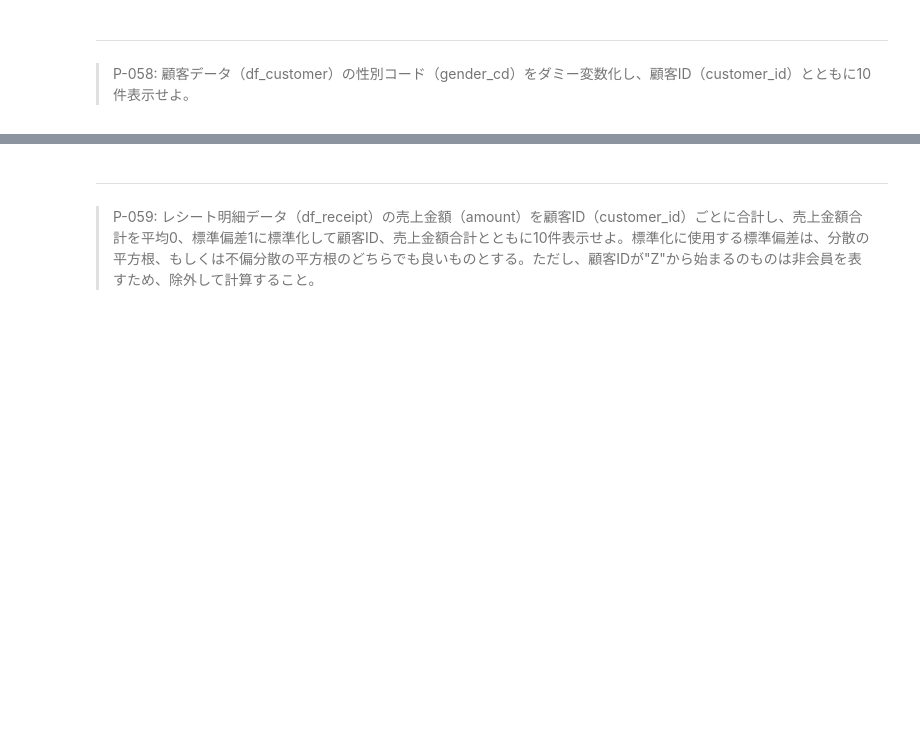
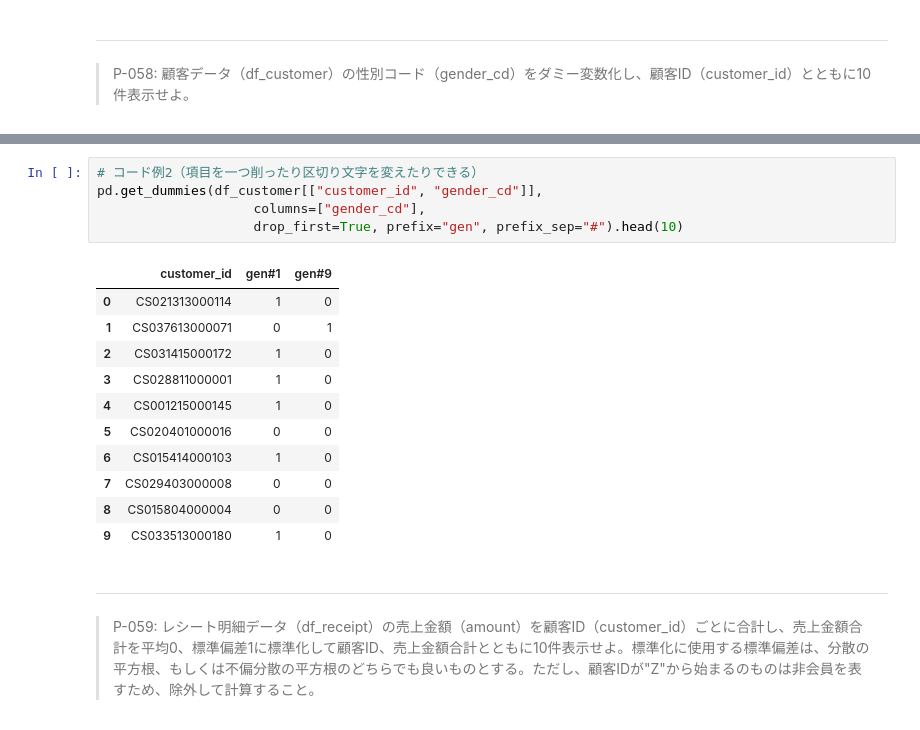
Before and after one commit to KJR020/100knocks-preprocess, a Jupyter notebook: docker/work/preprocess_knock_Python.ipynb, the cells around one changed output, grey strips where cells are left out. Cells and saved outputs as stored; diff of their text form; blank space fills up the shorter version.

```diff
--- a/docker/work/preprocess_knock_Python.ipynb
+++ b/docker/work/preprocess_knock_Python.ipynb
@@ -1414,3 +1525,20 @@ df_tmp.head()
+# %%
+# コード例2（項目を一つ削ったり区切り文字を変えたりできる）
+pd.get_dummies(df_customer[["customer_id", "gender_cd"]],
+                    columns=["gender_cd"],
+                    drop_first=True, prefix="gen", prefix_sep="#").head(10)
+# %% [output]
+|  | customer_id | gen#1 | gen#9 |
+| 0 | CS021313000114 | 1 | 0 |
+| 1 | CS037613000071 | 0 | 1 |
+| 2 | CS031415000172 | 1 | 0 |
+| 3 | CS028811000001 | 1 | 0 |
+| 4 | CS001215000145 | 1 | 0 |
+| 5 | CS020401000016 | 0 | 0 |
+| 6 | CS015414000103 | 1 | 0 |
+| 7 | CS029403000008 | 0 | 0 |
+| 8 | CS015804000004 | 0 | 0 |
+| 9 | CS033513000180 | 1 | 0 |
 # %% [markdown]
 ---
 > P-059: レシート明細データ（df_receipt）の売上金額（amount）を顧客ID（customer_id）ごとに合計し、売上金額合計を平均0、標準偏差1に標準化して顧客ID、売上金額合計とともに10件表示せよ。標準化に使用する標準偏差は、分散の平方根、もしくは不偏分散の平方根のどちらでも良いものとする。ただし、顧客IDが"Z"から始まるのものは非会員を表すため、除外して計算すること。
```
Also changed, not shown: parts of 9 cells of this notebook.
